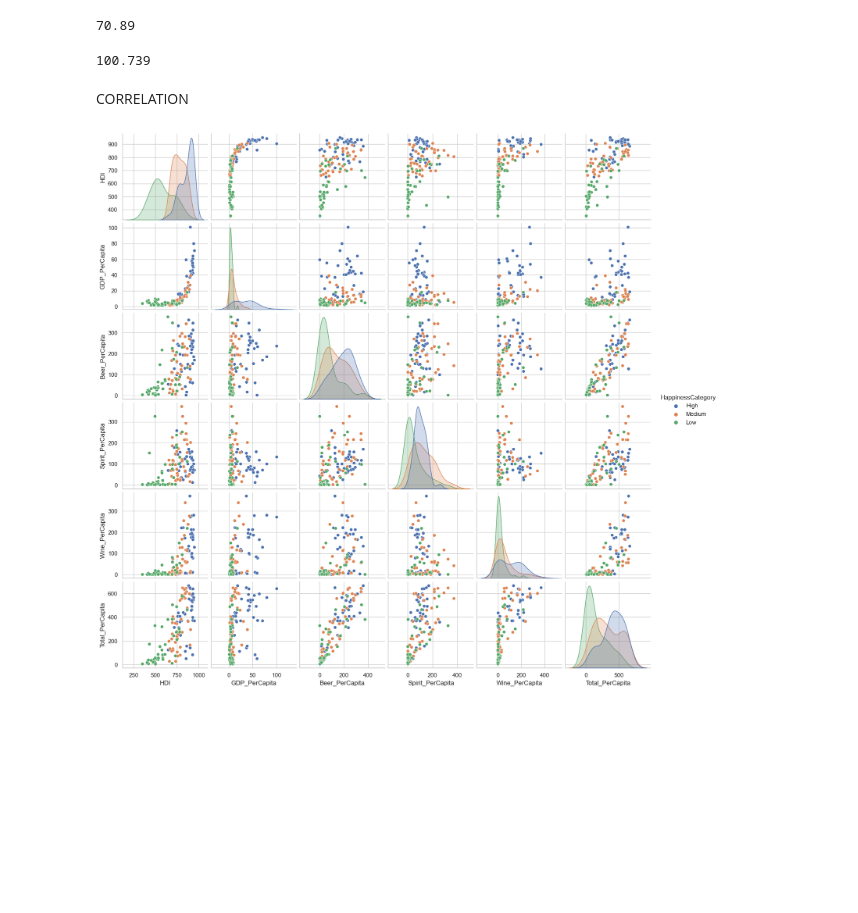
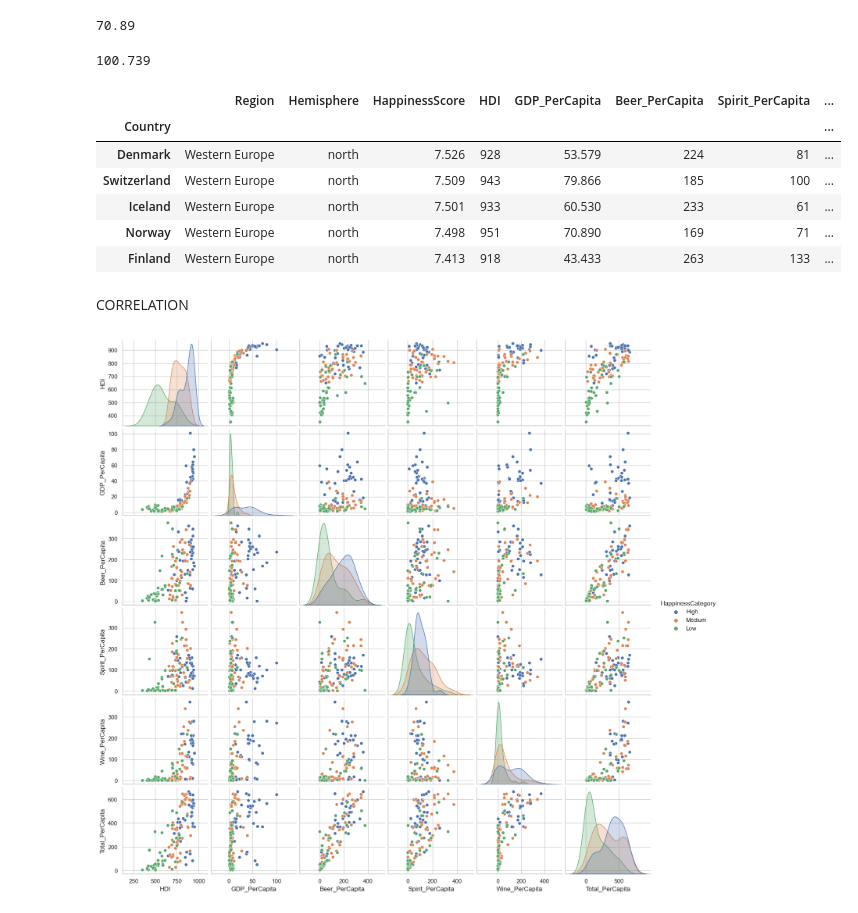
Before and after one commit to alessiasanfelici/Social_Research_Project, a Jupyter notebook: Alchool and Happiness.ipynb, the cells around one changed output. Drawn from its saved outputs; the diff is of its cells as text; code cells hidden in the pictures; blank space fills up the shorter version.

```diff
--- a/Alchool and Happiness.ipynb
+++ b/Alchool and Happiness.ipynb
@@ -139,6 +139,16 @@ for i in happiness_data.index:
 happiness_data.loc[:, "GDP_PerCapita"].max() # Now the maximum value in the column is 100
 # %% [output]
 100.739
+# %%
+happiness_data.head()
+# %% [output]
+|  | Region | Hemisphere | HappinessScore | HDI | GDP_PerCapita | Beer_PerCapita | Spirit_PerCapita | ... |
+| Country |  |  |  |  |  |  |  | ... |
+| Denmark | Western Europe | north | 7.526 | 928 | 53.579 | 224 | 81 | ... |
+| Switzerland | Western Europe | north | 7.509 | 943 | 79.866 | 185 | 100 | ... |
+| Iceland | Western Europe | north | 7.501 | 933 | 60.530 | 233 | 61 | ... |
+| Norway | Western Europe | north | 7.498 | 951 | 70.890 | 169 | 71 | ... |
+| Finland | Western Europe | north | 7.413 | 918 | 43.433 | 263 | 133 | ... |
 # %% [markdown]
 CORRELATION
 # %%
```
Also changed, not shown: parts of 2 cells of this notebook.
